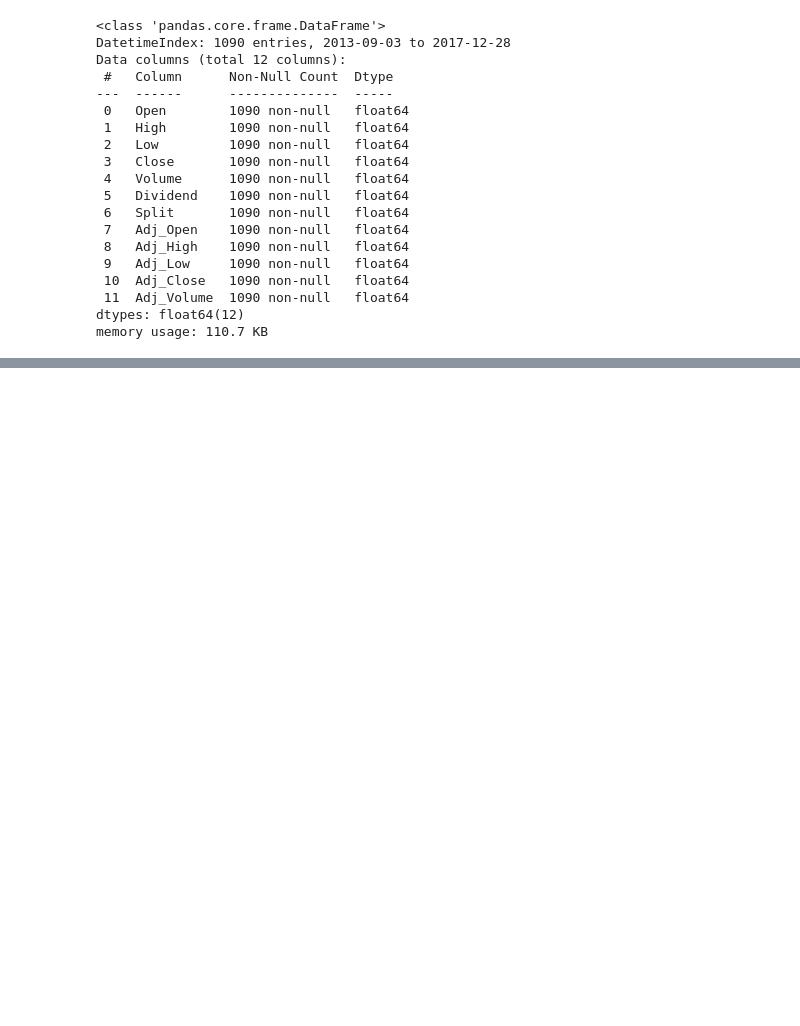
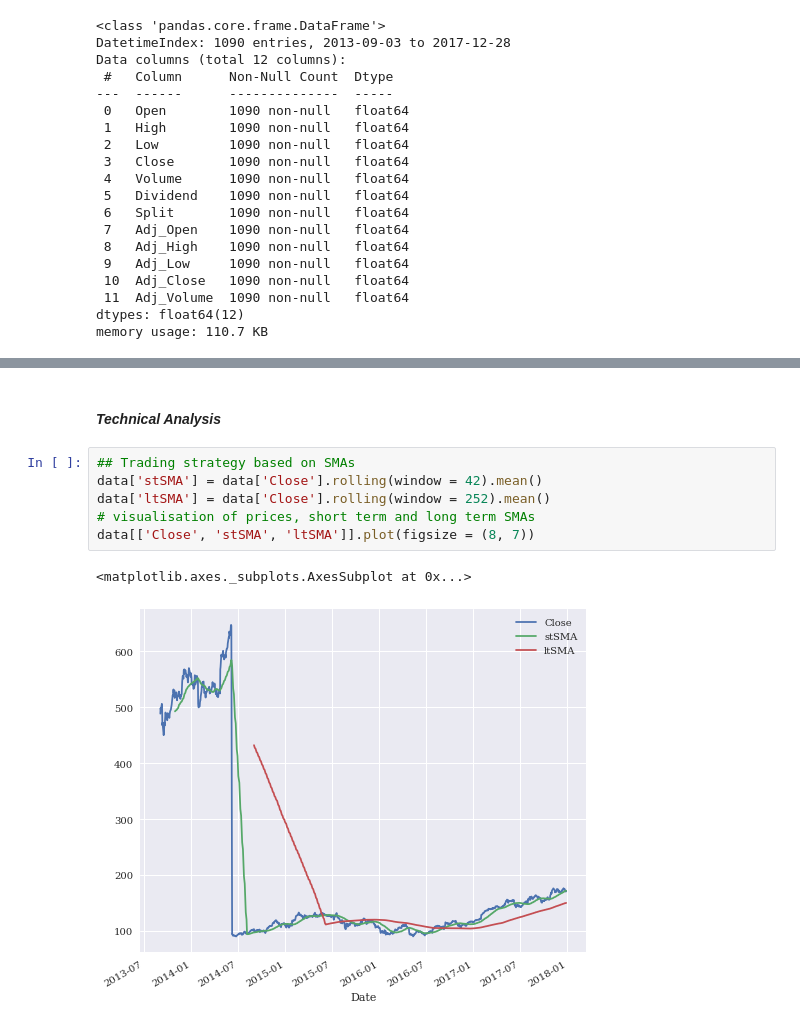
Before and after one commit to m-dabo/PfF, a Jupyter notebook: PfF - YH.ipynb, the cells around one changed output, grey strips where cells are left out. Saved outputs shown, nothing was run; the diff lists cells and outputs as text; blank space fills up the shorter version.

```diff
--- a/PfF - YH.ipynb
+++ b/PfF - YH.ipynb
@@ -531,0 +612,11 @@ memory usage: 110.7 KB
+# %% [markdown]
+#### ***Technical Analysis***
+# %%
+## Trading strategy based on SMAs
+data['stSMA'] = data['Close'].rolling(window = 42).mean()
+data['ltSMA'] = data['Close'].rolling(window = 252).mean()
+# visualisation of prices, short term and long term SMAs
+data[['Close', 'stSMA', 'ltSMA']].plot(figsize = (8, 7))
+# %% [output]
+<matplotlib.axes._subplots.AxesSubplot at 0x...>
+[figure, added]
```
Also changed, not shown: parts of 19 cells of this notebook.
